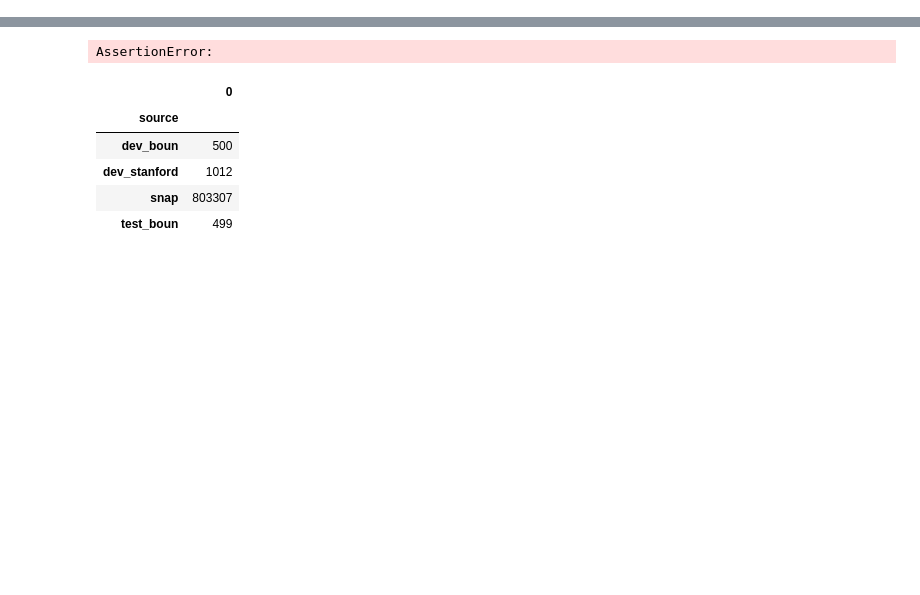
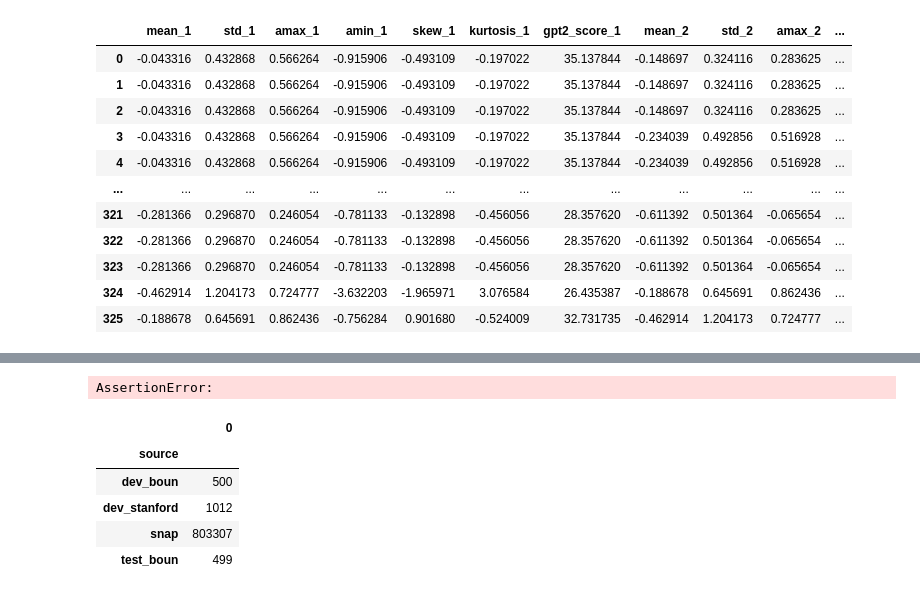
Before and after one commit to ruanchaves/hashformers, a Jupyter notebook: data_analysis.ipynb, the cells around one changed output, grey strips where cells are left out. Cells and saved outputs as stored; diff of their text form; code cells hidden in the pictures; blank space fills up the shorter version.

```diff
--- a/data_analysis.ipynb
+++ b/data_analysis.ipynb
@@ -0,0 +74,80 @@
+# %%
+import pandas as pd
+import numpy as np
+from scipy.stats import skew
+from scipy.stats import kurtosis
+import itertools
+
+pairs_df = 'pairs_debug.csv'
+
+pairs_df = pd.read_csv(pairs_df)
+
+pairs_df = pairs_df.dropna()
+
+pairs_df = pairs_df.iloc[:, 1:]
+
+stats_df = pairs_df[['hypothesis', 'cnn_score']].groupby('hypothesis').agg([np.mean, np.std, np.max, np.min, skew, kurtosis]).reset_index(drop=False)
+stats_df.columns = stats_df.columns.droplevel(-2)
+stats_df = stats_df.rename(columns={stats_df.columns[0]: 'hypothesis'})
+pairs_df = pairs_df.drop_duplicates(subset=['hypothesis', 'characters', 'gpt2_score', 'distance_score'])
+pairs_df = pairs_df.merge(stats_df, on='hypothesis', how='outer')
+pairs_df = pairs_df.drop('cnn_score',axis=1)
+pairs_df = pairs_df[[
+    'mean',
+    'std',
+    'amax',
+    'amin',
+    'skew',
+    'kurtosis',
+    'gpt2_score',
+    'distance_score',
+    'hypothesis',
+    'characters'
+]]
+pairs = pairs_df
+
+
+
+pairs = pairs.merge(combinations, on='hypothesis', how='left')
+
+pairs_mirror = pairs.copy()
+pairs_mirror = pairs_mirror.drop(['hypothesis_2','characters'], axis=1)
+
+pairs = pairs.merge(pairs_mirror, left_on='hypothesis_2', right_on='hypothesis', how='left', suffixes=('_1', '_2'))
+
+
+pairs = pairs.loc[:,~pairs.columns.duplicated()]
+pairs['distance_score'] = pairs['distance_score_1'] - pairs['distance_score_2']
+pairs = pairs[[
+    'mean_1',
+    'std_1',
+    'amax_1',
+    'amin_1',
+    'skew_1',
+    'kurtosis_1',
+    'gpt2_score_1',
+    'mean_2',
+    'std_2',
+    'amax_2',
+    'amin_2',
+    'skew_2',
+    'kurtosis_2',
+    'gpt2_score_2',
+    'distance_score'
+]]
+
+pairs = np.array(pairs.values.tolist())
+pairs
+# %% [output]
+|  | mean_1 | std_1 | amax_1 | amin_1 | skew_1 | kurtosis_1 | gpt2_score_1 | mean_2 | std_2 | amax_2 | ... |
+| 0 | -0.043316 | 0.432868 | 0.566264 | -0.915906 | -0.493109 | -0.197022 | 35.137844 | -0.148697 | 0.324116 | 0.283625 | ... |
+| 1 | -0.043316 | 0.432868 | 0.566264 | -0.915906 | -0.493109 | -0.197022 | 35.137844 | -0.148697 | 0.324116 | 0.283625 | ... |
+| 2 | -0.043316 | 0.432868 | 0.566264 | -0.915906 | -0.493109 | -0.197022 | 35.137844 | -0.148697 | 0.324116 | 0.283625 | ... |
+| 3 | -0.043316 | 0.432868 | 0.566264 | -0.915906 | -0.493109 | -0.197022 | 35.137844 | -0.234039 | 0.492856 | 0.516928 | ... |
+| 4 | -0.043316 | 0.432868 | 0.566264 | -0.915906 | -0.493109 | -0.197022 | 35.137844 | -0.234039 | 0.492856 | 0.516928 | ... |
+| ... | ... | ... | ... | ... | ... | ... | ... | ... | ... | ... | ... |
+| 321 | -0.281366 | 0.296870 | 0.246054 | -0.781133 | -0.132898 | -0.456056 | 28.357620 | -0.611392 | 0.501364 | -0.065654 | ... |
+| 322 | -0.281366 | 0.296870 | 0.246054 | -0.781133 | -0.132898 | -0.456056 | 28.357620 | -0.611392 | 0.501364 | -0.065654 | ... |
+| 323 | -0.281366 | 0.296870 | 0.246054 | -0.781133 | -0.132898 | -0.456056 | 28.357620 | -0.611392 | 0.501364 | -0.065654 | ... |
+| 324 | -0.462914 | 1.204173 | 0.724777 | -3.632203 | -1.965971 | 3.076584 | 26.435387 | -0.188678 | 0.645691 | 0.862436 | ... |
+| 325 | -0.188678 | 0.645691 | 0.862436 | -0.756284 | 0.901680 | -0.524009 | 32.731735 | -0.462914 | 1.204173 | 0.724777 | ... |
```
Also changed, not shown: parts of 4 cells of this notebook, 12 other files.
